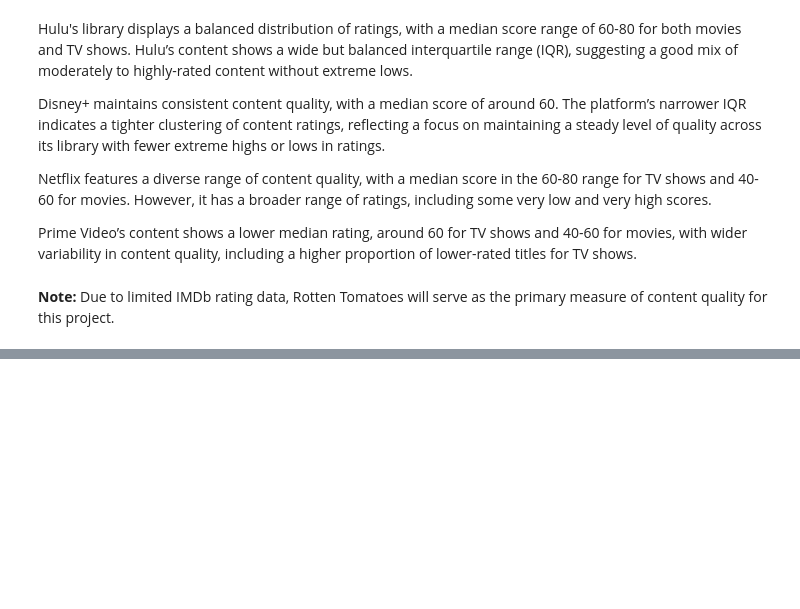
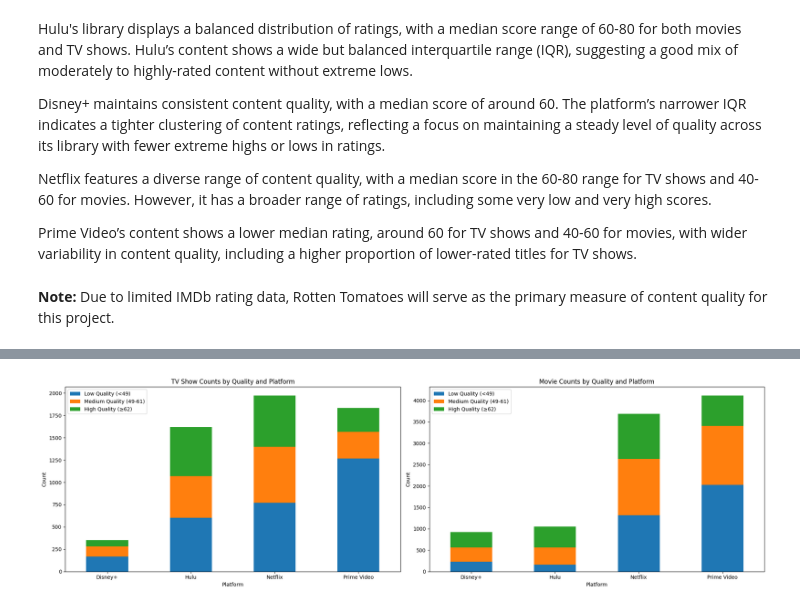
Before and after one commit to G0v1ndD3v/SVoD_Content_Analysis, a Jupyter notebook: SVoD_Analysis.ipynb, the cells around one changed output, grey strips where cells are left out. Saved outputs shown, nothing was run; the diff lists cells and outputs as text; code cells hidden in the pictures; blank space fills up the shorter version.

Commit message:
Add content quality analysis

```diff
--- a/SVoD_Analysis.ipynb
+++ b/SVoD_Analysis.ipynb
@@ -478,0 +492,13 @@ Prime Video’s content shows a lower median rating, around 60 for TV shows and
+# %%
+# Define bins and labels for categorization
+quality_bins = [-float('inf'), quality_threshold, high_quality_threshold, float('inf')]
+labels = ['Low Quality (<49)', 'Medium Quality (49-61)', 'High Quality (≥62)']
+# %%
+movie_counts = (
+    movies_expanded.groupby(
+        ['Platform', pd.cut(movies_expanded['Rotten Tomatoes'], bins=quality_bins, labels=labels, right=False)]
+    )['Title'].count()
+    .unstack(fill_value=0)
+)
+
+movie_counts
@@ -478,0 +512,9 @@ Prime Video’s content shows a lower median rating, around 60 for TV shows and
+# %%
+tv_show_counts = (
+    tv_shows_expanded.groupby(
+        ['Platform', pd.cut(tv_shows_expanded['Rotten Tomatoes'], bins=quality_bins, labels=labels, right=False)]
+    )['Title'].count()
+    .unstack(fill_value=0)
+)
+
+tv_show_counts
@@ -478,0 +528,3 @@ Prime Video’s content shows a lower median rating, around 60 for TV shows and
+# %%
+combined_counts = movie_counts.add(tv_show_counts, fill_value=0)
+combined_counts
@@ -478,0 +538,18 @@ Prime Video’s content shows a lower median rating, around 60 for TV shows and
+# %%
+fig, axes = plt.subplots(1, 2, figsize=(20, 6))
+
+titles = ['TV Show Counts by Quality and Platform', 'Movie Counts by Quality and Platform']
+data = [tv_show_counts, movie_counts]
+
+for ax, counts, title in zip(axes, data, titles):
+    counts.plot(kind='bar', stacked=True, ax=ax)
+    ax.set_title(title)
+    ax.set_xlabel('Platform')
+    ax.set_ylabel('Count')
+    ax.tick_params(axis='x', rotation=0)
+    ax.legend()
+
+plt.tight_layout()
+plt.show()
+# %% [output]
+[figure, added]
```
Also changed, not shown: parts of 8 cells of this notebook.
